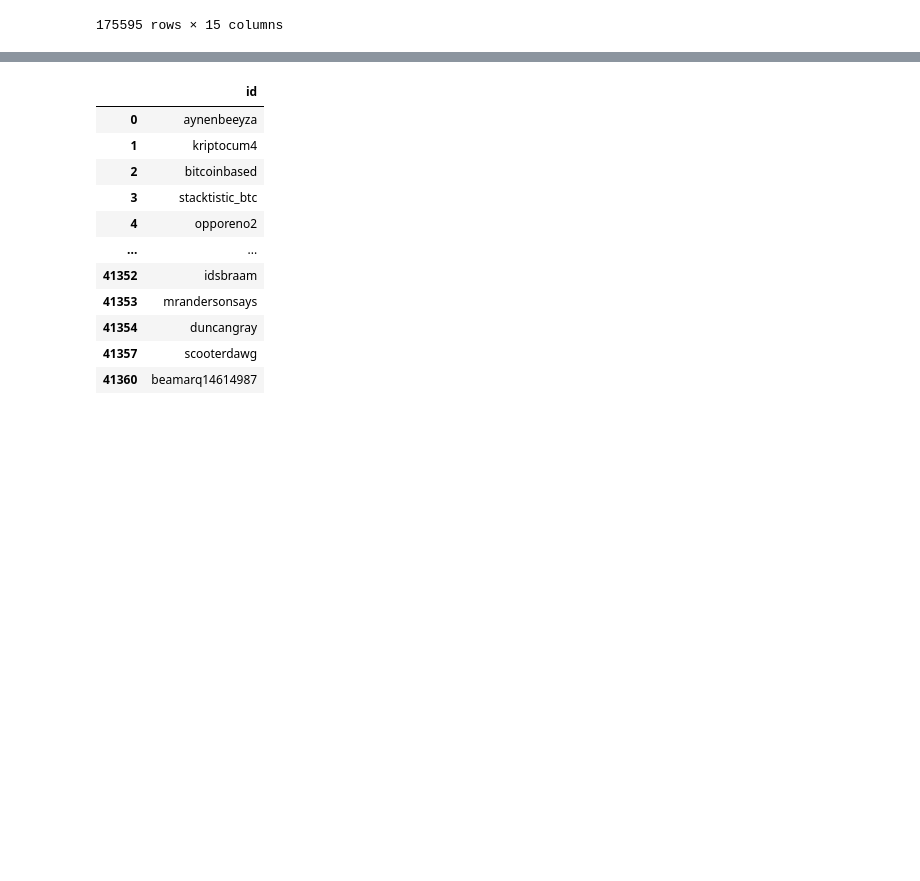
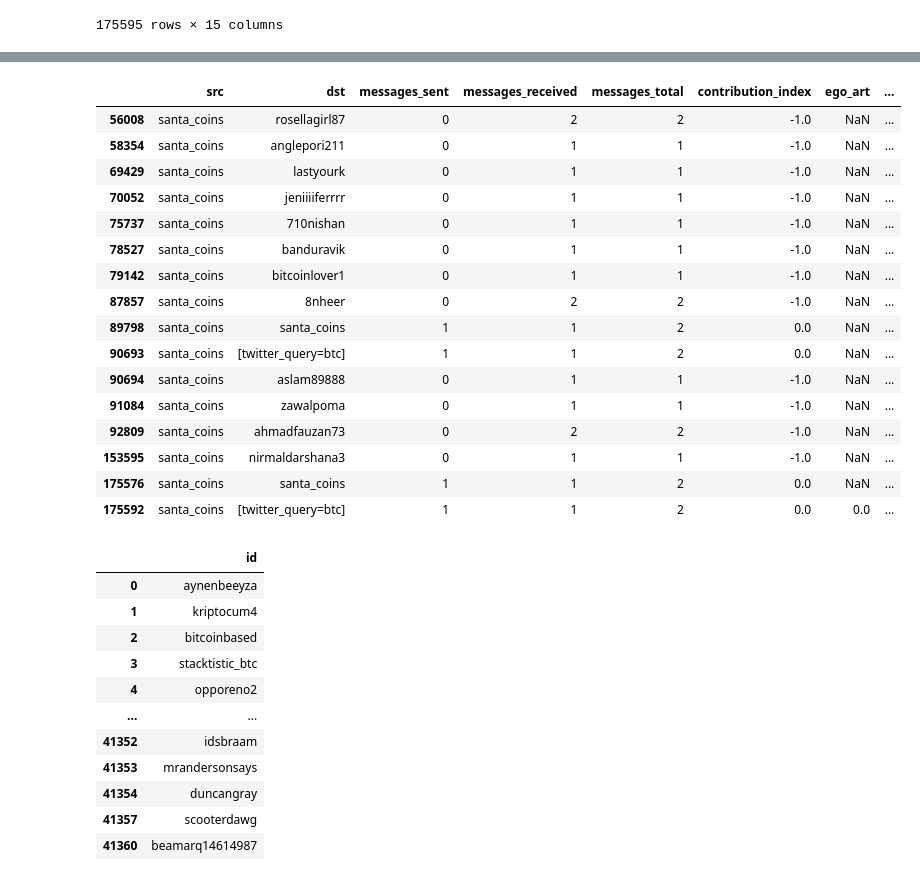
Before and after one commit to christianschwendner/coins_2122, a Jupyter notebook: Griffin_data/Data Analysis BTC.ipynb, the cells around one changed output, grey strips where cells are left out. Drawn from its saved outputs; the diff is of its cells as text; code cells hidden in the pictures; blank space fills up the shorter version.

```diff
--- a/Griffin_data/Data Analysis BTC.ipynb
+++ b/Griffin_data/Data Analysis BTC.ipynb
@@ -1,7 +1,5 @@
 # %%
 import pandas as pd
-
-pd.set_option('display.max_columns', None)
 # %%
 network_time_series = pd.read_csv('network_time_series.csv')
 network_time_series
@@ -105,3 +140,23 @@ user_to_user_time_series
+# %%
+user_to_user_time_series[user_to_user_time_series['src'] == 'santa_coins']
+# %% [output]
+|  | src | dst | messages_sent | messages_received | messages_total | contribution_index | ego_art | ... |
+| 56008 | santa_coins | rosellagirl87 | 0 | 2 | 2 | -1.0 | NaN | ... |
+| 58354 | santa_coins | anglepori211 | 0 | 1 | 1 | -1.0 | NaN | ... |
+| 69429 | santa_coins | lastyourk | 0 | 1 | 1 | -1.0 | NaN | ... |
+| 70052 | santa_coins | jeniiiiferrrr | 0 | 1 | 1 | -1.0 | NaN | ... |
+| 75737 | santa_coins | 710nishan | 0 | 1 | 1 | -1.0 | NaN | ... |
+| 78527 | santa_coins | banduravik | 0 | 1 | 1 | -1.0 | NaN | ... |
+| 79142 | santa_coins | bitcoinlover1 | 0 | 1 | 1 | -1.0 | NaN | ... |
+| 87857 | santa_coins | 8nheer | 0 | 2 | 2 | -1.0 | NaN | ... |
+| 89798 | santa_coins | santa_coins | 1 | 1 | 2 | 0.0 | NaN | ... |
+| 90693 | santa_coins | [twitter_query=btc] | 1 | 1 | 2 | 0.0 | NaN | ... |
+| 90694 | santa_coins | aslam89888 | 0 | 1 | 1 | -1.0 | NaN | ... |
+| 91084 | santa_coins | zawalpoma | 0 | 1 | 1 | -1.0 | NaN | ... |
+| 92809 | santa_coins | ahmadfauzan73 | 0 | 2 | 2 | -1.0 | NaN | ... |
+| 153595 | santa_coins | nirmaldarshana3 | 0 | 1 | 1 | -1.0 | NaN | ... |
+| 175576 | santa_coins | santa_coins | 1 | 1 | 2 | 0.0 | NaN | ... |
+| 175592 | santa_coins | [twitter_query=btc] | 1 | 1 | 2 | 0.0 | 0.0 | ... |
 # %%
 user_df = time_series[["id"]].copy()
 
```
Also changed, not shown: parts of 7 cells of this notebook.
